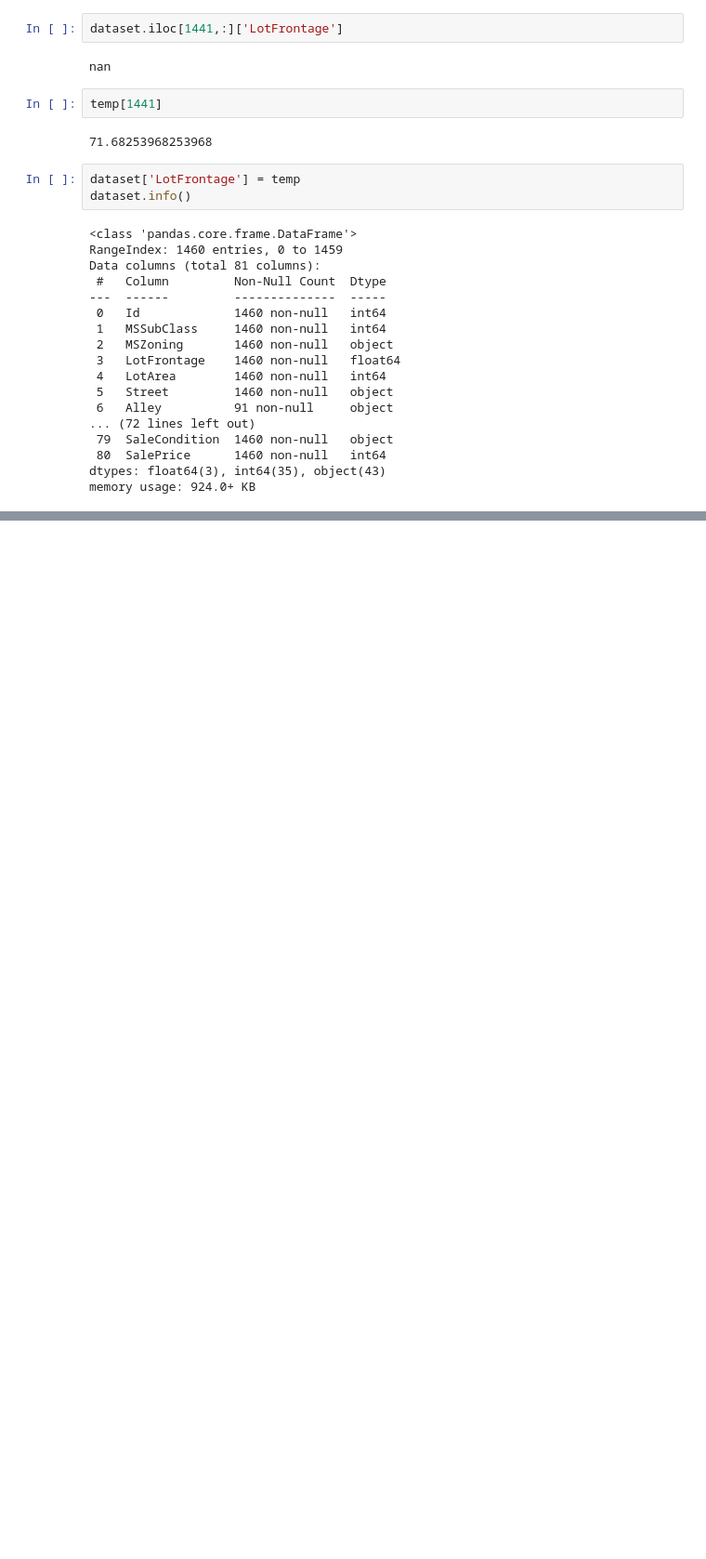
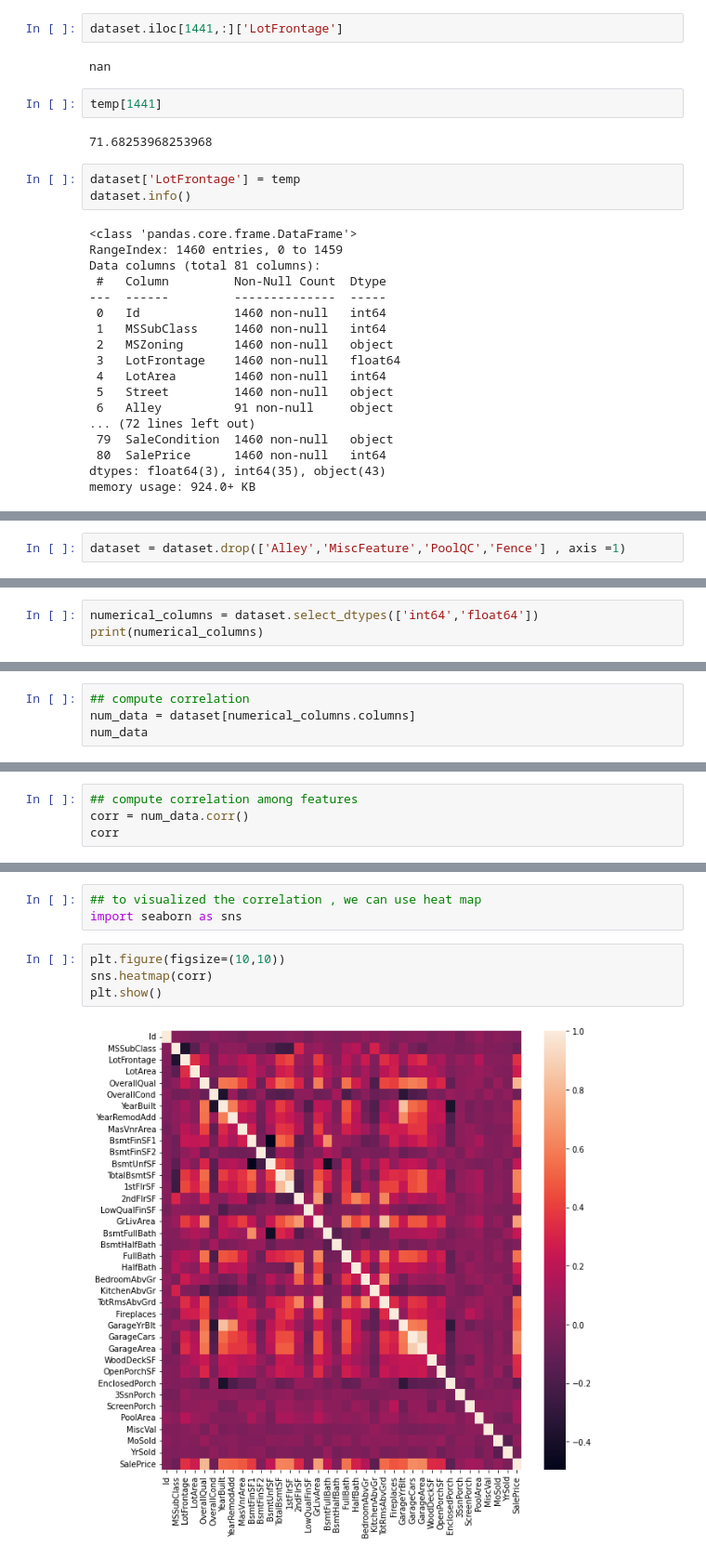
Before and after one commit to gsub17/PYTHON_BASIC, a Jupyter notebook: Data Science/19 EDA(Exploratory data analysis)/EDA (Exploratory data analysis).ipynb, the cells around one changed output, grey strips where cells are left out. Shown at 93% size. Cells and saved outputs as stored; diff of their text form; blank space fills up the shorter version.

```diff
--- a/Data Science/19 EDA(Exploratory data analysis)/EDA (Exploratory data analysis).ipynb
+++ b/Data Science/19 EDA(Exploratory data analysis)/EDA (Exploratory data analysis).ipynb
@@ -253,0 +266,2 @@ memory usage: 924.0+ KB
+# %%
+dataset = dataset.drop(['Alley','MiscFeature','PoolQC','Fence'] , axis =1)
@@ -253,0 +431,3 @@ memory usage: 924.0+ KB
+# %%
+numerical_columns = dataset.select_dtypes(['int64','float64'])
+print(numerical_columns)
@@ -253,0 +464,4 @@ memory usage: 924.0+ KB
+# %%
+## compute correlation
+num_data = dataset[numerical_columns.columns]
+num_data
@@ -253,0 +482,4 @@ memory usage: 924.0+ KB
+# %%
+## compute correlation among features
+corr = num_data.corr()
+corr
@@ -253,0 +505,9 @@ memory usage: 924.0+ KB
+# %%
+## to visualized the correlation , we can use heat map
+import seaborn as sns
+# %%
+plt.figure(figsize=(10,10))
+sns.heatmap(corr)
+plt.show()
+# %% [output]
+[figure, added]
```
Also changed, not shown: parts of 78 cells of this notebook.
